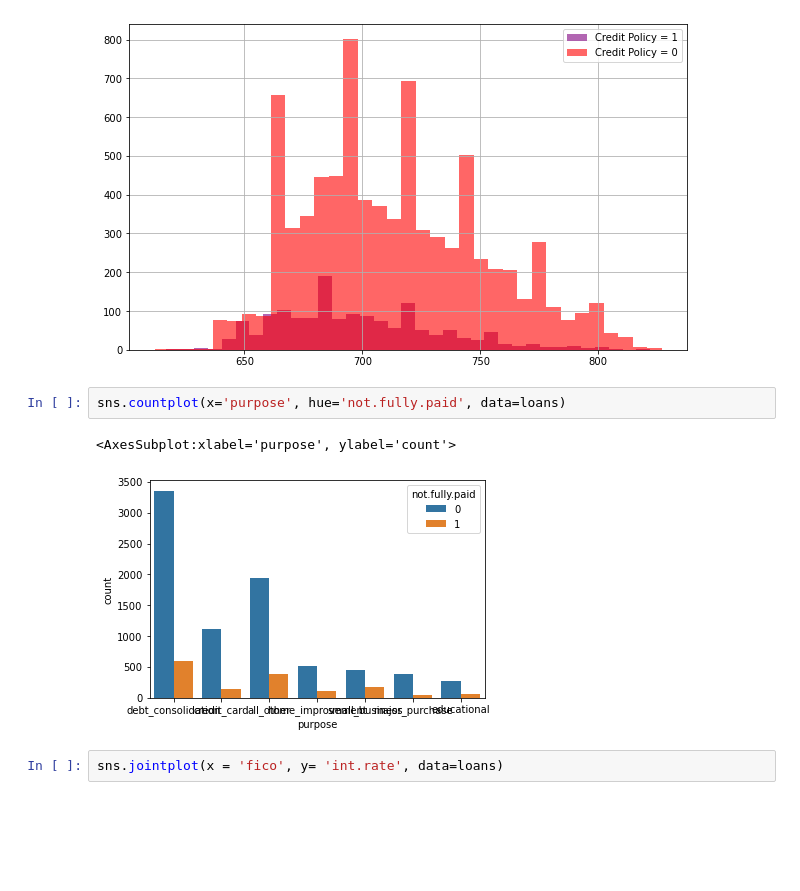
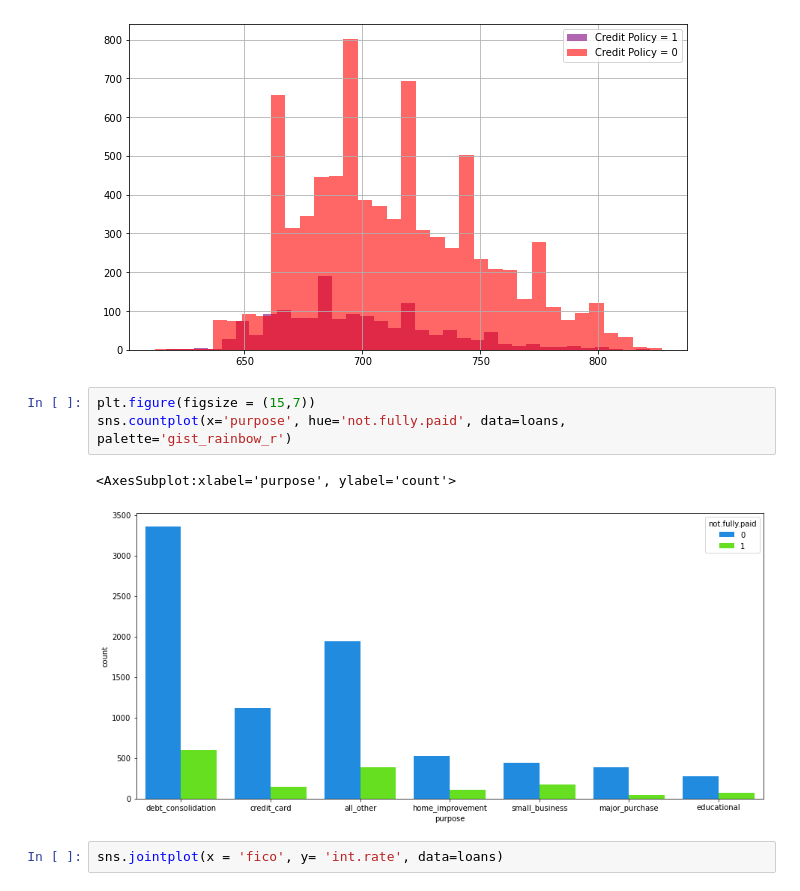
Before and after one commit to HunterKane/Python---Skill-Understanding-Projects, a Jupyter notebook: Decision Tree and Random Forest/Decision Tree and Random Forest.ipynb, the cells around one changed output. Drawn from its saved outputs; the diff is of its cells as text; blank space fills up the shorter version.

```diff
--- a/Decision Tree and Random Forest/Decision Tree and Random Forest.ipynb
+++ b/Decision Tree and Random Forest/Decision Tree and Random Forest.ipynb
@@ -110,10 +110,11 @@ plt.xlabel('');
 # %% [output]
 [figure]
 # %%
-sns.countplot(x='purpose', hue='not.fully.paid', data=loans)
+plt.figure(figsize = (15,7))
+sns.countplot(x='purpose', hue='not.fully.paid', data=loans, palette='gist_rainbow_r')
 # %% [output]
 <AxesSubplot:xlabel='purpose', ylabel='count'>
-[figure, old version]
+[figure, new version]
 # %%
 sns.jointplot(x = 'fico', y= 'int.rate', data=loans)
 # %% [output]
```
Also changed, not shown: parts of 26 cells of this notebook.
